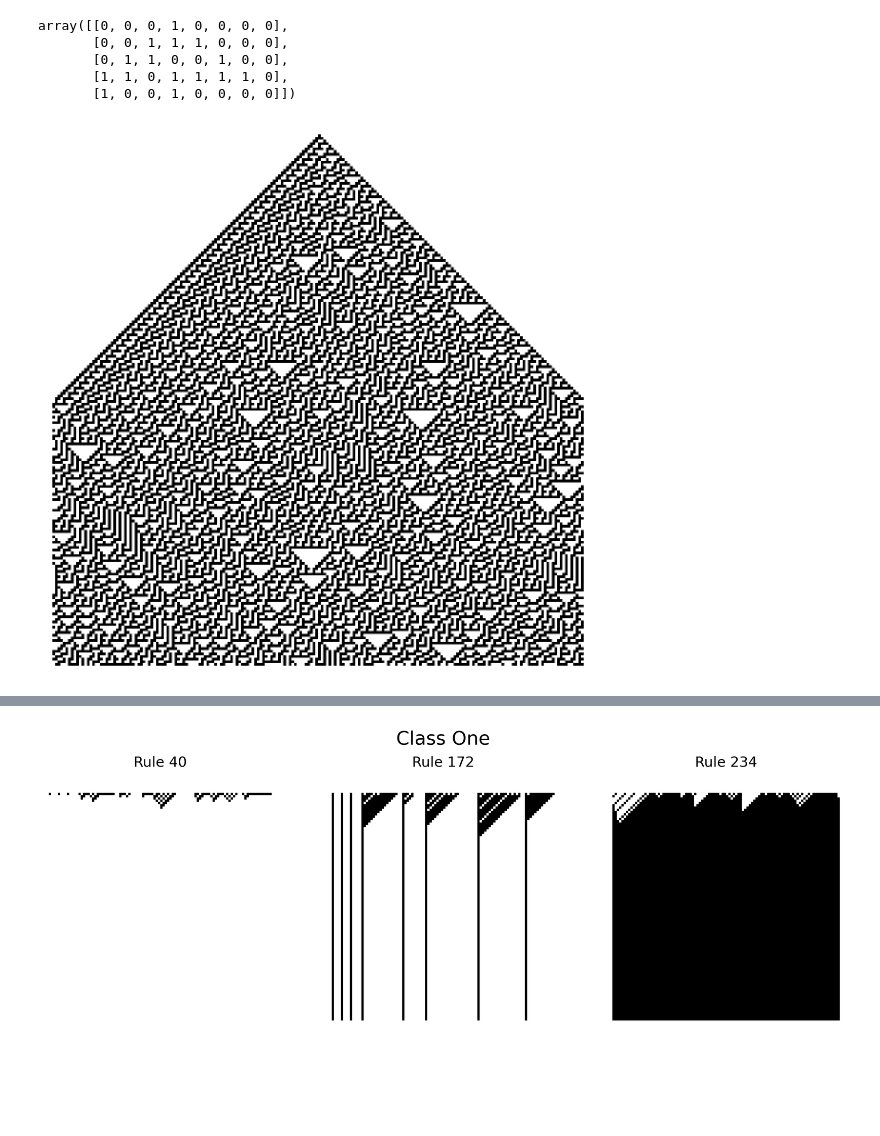
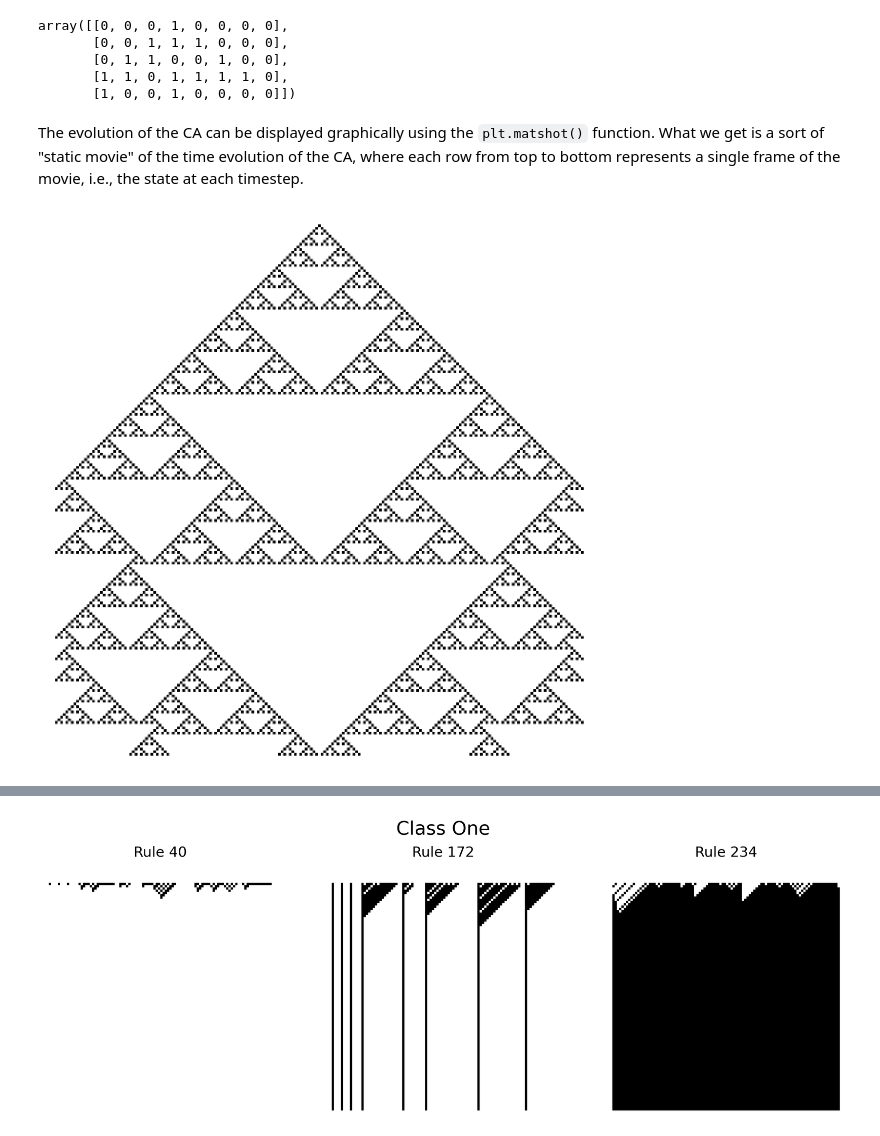
Before and after one commit to mmarzolla/chaos-fractals-phd-course, a Jupyter notebook: Cellular-Automata.ipynb, the cells around one changed output, grey strips where cells are left out. Cells and saved outputs as stored; diff of their text form; code cells hidden in the pictures; blank space fills up the shorter version.

```diff
--- a/Cellular-Automata.ipynb
+++ b/Cellular-Automata.ipynb
@@ -73,15 +119,17 @@ array([[0, 0, 0, 1, 0, 0, 0, 0],
        [0, 1, 1, 0, 0, 1, 0, 0],
        [1, 1, 0, 1, 1, 1, 1, 0],
        [1, 0, 0, 1, 0, 0, 0, 0]])
+# %% [markdown]
+The evolution of the CA can be displayed graphically using the `plt.matshot()` function. What we get is a sort of "static movie" of the time evolution of the CA, where each row from top to bottom represents a single frame of the movie, i.e., the state at each timestep.
 # %%
 n = 200
 initial_state = np.zeros(n)
 initial_state[n//2] = 1
-plt.matshow(CA(30, initial_state, n))
+plt.matshow(CA(82, initial_state, n))
 plt.axis(False)
 plt.show()
 # %% [output]
-[figure, old version]
+[figure, new version]
 # %%
 def plot_CA_class(rule_list, class_label):
     '''
```
Also changed, not shown: parts of 14 cells of this notebook.
